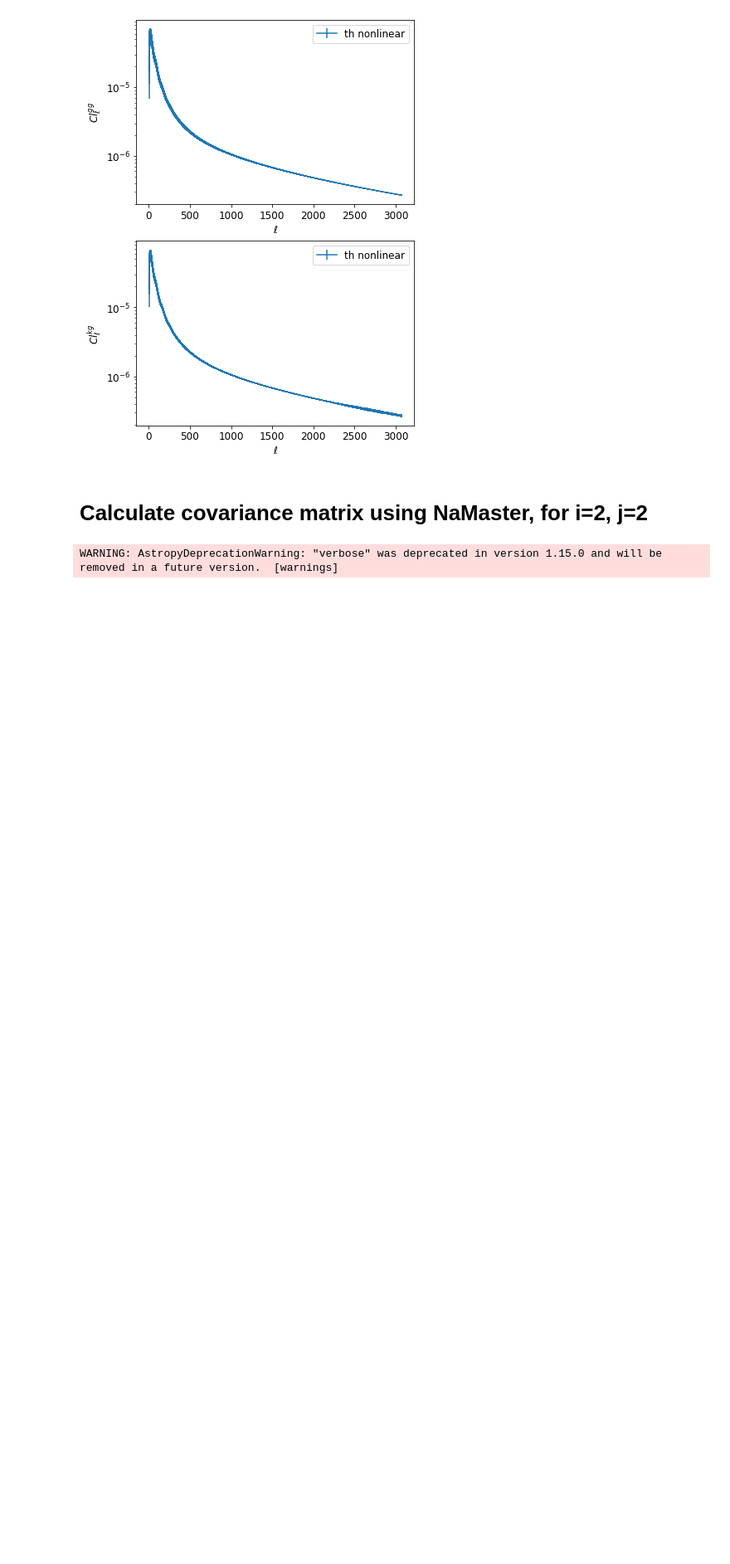
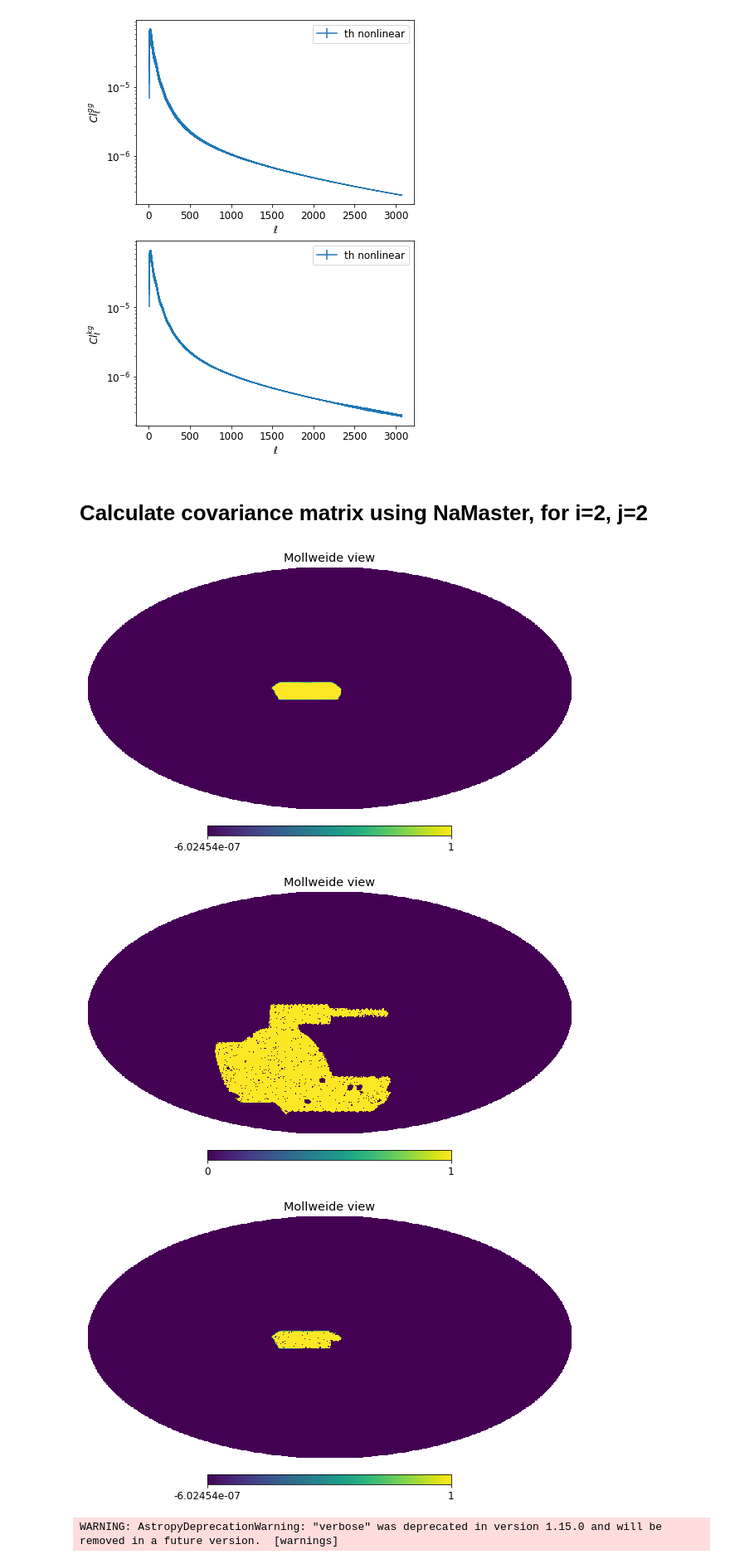
Before and after one commit to catketchup/DES_ACT_test, a Jupyter notebook: th_nonlinear.ipynb, the cells around one changed output. Shown: that part at 83% size. Cells and saved outputs as stored; diff of their text form; code cells hidden in the pictures; blank space fills up the shorter version.

Commit message:
to apply m^2 for kappa

```diff
--- a/th_nonlinear.ipynb
+++ b/th_nonlinear.ipynb
@@ -226,8 +226,20 @@ if input == 'G':
 # deep 56 region mask
 ACT_mask_enmap = enmap.read_fits(data_path1 + \
                        "act_dr4.01_masks/masks/lensing_masks/act_dr4.01_s14s15_D56_lensing_mask.fits")
-# convert enmap to healpix
-mask = ACT_mask_enmap.to_healpix(nside=1024)
 
-# DES Y3 mask?
+# convert enmap to healpix, this is for CMB map, for kappa map, the mode-coupling matrix should be m^2
+ACT_mask = ACT_mask_enmap.to_healpix(nside=1024)
+
+# DES Y3 galaxy mask
+DES_mask = np.load(data_path1 + 'galaxy_mask.npy')
+
+mask = ACT_mask * DES_mask
+# %%
+hp.mollview(ACT_mask, title='ACT DR4 deep 56')
+hp.mollview(DES_mask, title='DES Y3')
+hp.mollview(mask, title='')
+# %% [output]
+[figure, added]
+[figure, added]
+[figure, added]
 # %%
```
Also changed, not shown: parts of 3 cells of this notebook, 1 other file.
